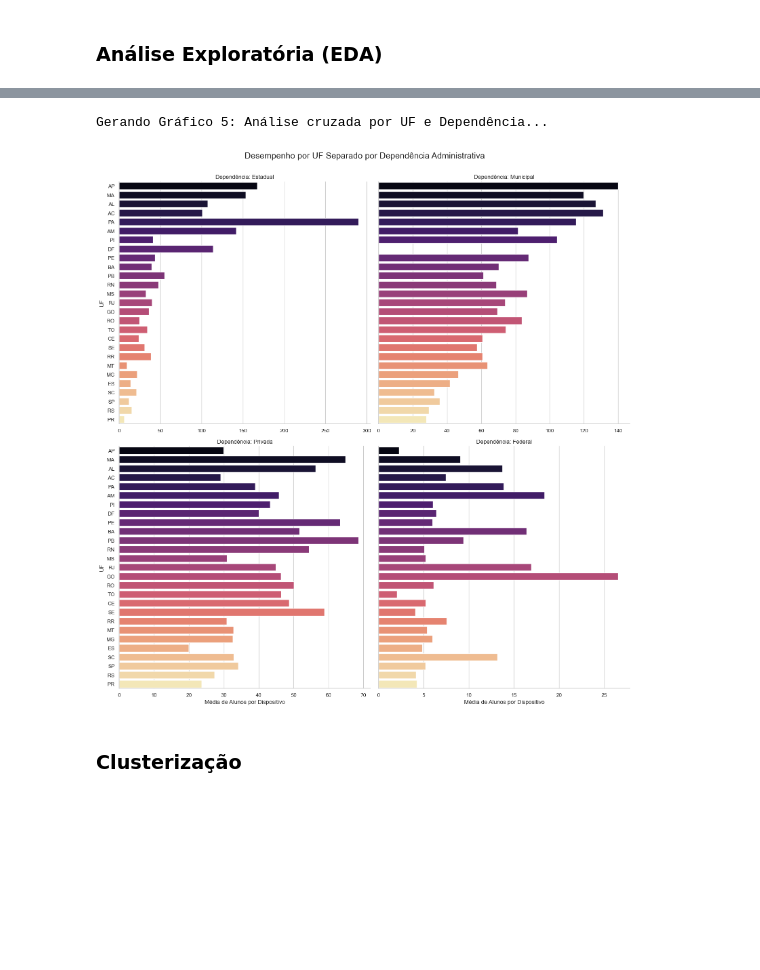
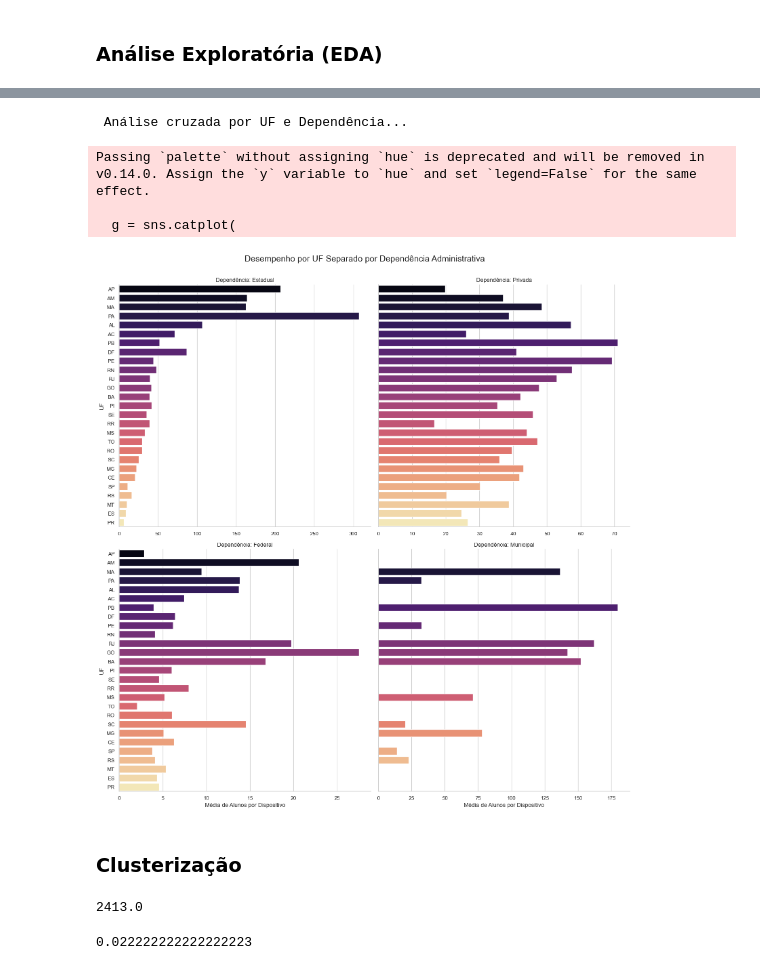
Before and after one commit to laysfreitas/TJGO_CienciaDeDados, a Jupyter notebook: Análise de Dados/Trabalho_Final/trabalho_final.ipynb, the cells around one changed output, grey strips where cells are left out. Drawn from its saved outputs; the diff is of its cells as text; code cells hidden in the pictures; blank space fills up the shorter version.

```diff
--- a/Análise de Dados/Trabalho_Final/trabalho_final.ipynb
+++ b/Análise de Dados/Trabalho_Final/trabalho_final.ipynb
@@ -75,2 +78,29 @@ df_tratado['QT_TABLET_ALUNO'] = df_tratado['QT_TABLET_ALUNO'].replace(88888.0, n
 # %% [markdown]
 ### Tratamento dos dados
+# %%
+# Se 'QT_MAT_BASICO_TOTAL' inclui fundamental + médio, calculamos a diferença.
+df_ensino_medio['QT_MAT_BAS_MENOS_EM'] = df_ensino_medio['QT_MAT_BAS'] - df_ensino_medio['QT_MAT_MED']
+
+# Verificação para garantir que não há valores negativos (caso os dados estejam inconsistentes)
+df_ensino_medio['QT_MAT_BAS_MENOS_EM'] = df_ensino_medio['QT_MAT_BAS_MENOS_EM'].apply(lambda x: max(0, x))
+# %%
+# Pesos para o cálculo do índice ponderado, tentei implementar esses pesos mas confundiu minha análise em relação aos valores calculados, por isso deixei como 1.0
+peso_em = 1.0
+peso_fund = 1.0 # Peso base
+# %%
+# Cálculo da matrícula ponderada matriculas de ensino medio dividido pelo restante do ensino básico
+df_ensino_medio['MATRICULA_PONDERADA'] = (df_ensino_medio['QT_MAT_MED'] * peso_em) + \
+                                        (df_ensino_medio['QT_MAT_BAS_MENOS_EM'] * peso_fund)
+
+# Cálculo do total de dispositivos
+df_ensino_medio['QT_TOTAL_DISPOSITIVOS'] = df_ensino_medio['QT_DESKTOP_ALUNO'] + df_ensino_medio['QT_COMP_PORTATIL_ALUNO'] + df_ensino_medio['QT_TABLET_ALUNO']
+
+# Substitui valores zero por NaN para evitar divisão por zero
+dispositivos = df_ensino_medio['QT_TOTAL_DISPOSITIVOS'].replace(0, np.nan)
+df_ensino_medio['INDICE_PONDERADO_ALUNO_DISP'] = df_ensino_medio['MATRICULA_PONDERADA'] / dispositivos
+
+# Se a matrícula ponderada for 0, o resultado deve ser 0, não NaN
+df_ensino_medio.loc[df_ensino_medio['MATRICULA_PONDERADA'] == 0, 'INDICE_PONDERADO_ALUNO_DISP'] = 0
+
+# Preenche os casos de divisão por zero (dispositivos=0 mas alunos>0) com infinito
+df_ensino_medio['INDICE_PONDERADO_ALUNO_DISP'].fillna(np.inf, inplace=True)
@@ -195,12 +196,11 @@ KeyError: 'ALUNOS_POR_DISPOSITIVO'
 # %%
 # --- Análise por Unidade Federativa (UF) ---
 
-print("Gerando Gráfico 4: Ranking de Desigualdade por UF...")
+print("Ranking de Desigualdade por UF...")
 
 # Calcular a média de alunos por dispositivo para cada estado
-# Usamos o dataframe que não tem valores infinitos para o cálculo da média
-df_uf = df_tratado[df_tratado['ALUNOS_POR_DISPOSITIVO'] != np.inf].copy()
-media_por_uf = df_uf.groupby('SG_UF')['ALUNOS_POR_DISPOSITIVO'].mean().sort_values(ascending=False)
+df_uf = df_ensino_medio[df_ensino_medio['INDICE_PONDERADO_ALUNO_DISP'] != np.inf].copy()
+media_por_uf = df_uf.groupby('SG_UF')['INDICE_PONDERADO_ALUNO_DISP'].mean().sort_values(ascending=False)
 
 # Criar o gráfico de barras
 plt.figure(figsize=(15, 10))
@@ -216,30 +219,33 @@ Gerando Gráfico 4: Ranking de Desigualdade por UF...
 # %%
 # --- Análise Cruzada: UF vs. Dependência Administrativa ---
-print("Gerando Gráfico 5: Análise cruzada por UF e Dependência...")
+print(" Análise cruzada por UF e Dependência...")
 
 # Usamos o catplot para criar uma grade de gráficos (um para cada dependência)
 g = sns.catplot(
     data=df_uf,
-    x='ALUNOS_POR_DISPOSITIVO',
+    x='INDICE_PONDERADO_ALUNO_DISP',
     y='SG_UF',
-    col='TP_DEPENDENCIA_NOME',
+    col='TP_DEPENDENCIA',
     kind='bar',
     col_wrap=2, # Duas colunas de gráficos
     height=8,
     aspect=1,
     sharex=False, # Eixo X independente para cada gráfico
     order=media_por_uf.index, # Ordenar os estados pelo ranking geral
     estimator=np.mean,
     errorbar=None,
     palette='magma'
 )
 
 g.fig.suptitle('Desempenho por UF Separado por Dependência Administrativa', y=1.03, fontsize=18)
 g.set_axis_labels('Média de Alunos por Dispositivo', 'UF')
 g.set_titles("Dependência: {col_name}")
 plt.show()
 # %% [output]
-Gerando Gráfico 5: Análise cruzada por UF e Dependência...
+ Análise cruzada por UF e Dependência...
+Passing `palette` without assigning `hue` is deprecated and will be removed in v0.14.0. Assign the `y` variable to `hue` and set `legend=False` for the same effect.
+
+  g = sns.catplot(
-[figure, old version]
+[figure, new version]
 # %% [markdown]
 ### Clusterização
@@ -273,0 +264,8 @@ df_cluster_encoded['cluster'] = pipeline.fit_predict(df_cluster_encoded)
+# %%
+df_cluster[df_cluster['INDICE_PONDERADO_ALUNO_DISP'] < np.inf]['INDICE_PONDERADO_ALUNO_DISP'].max()
+# %% [output]
+2413.0
+# %%
+df_cluster[df_cluster['INDICE_PONDERADO_ALUNO_DISP'] < np.inf]['INDICE_PONDERADO_ALUNO_DISP'].min()
+# %% [output]
+0.022222222222222223
```
Also changed, not shown: parts of 24 cells of this notebook, 7 other files.
